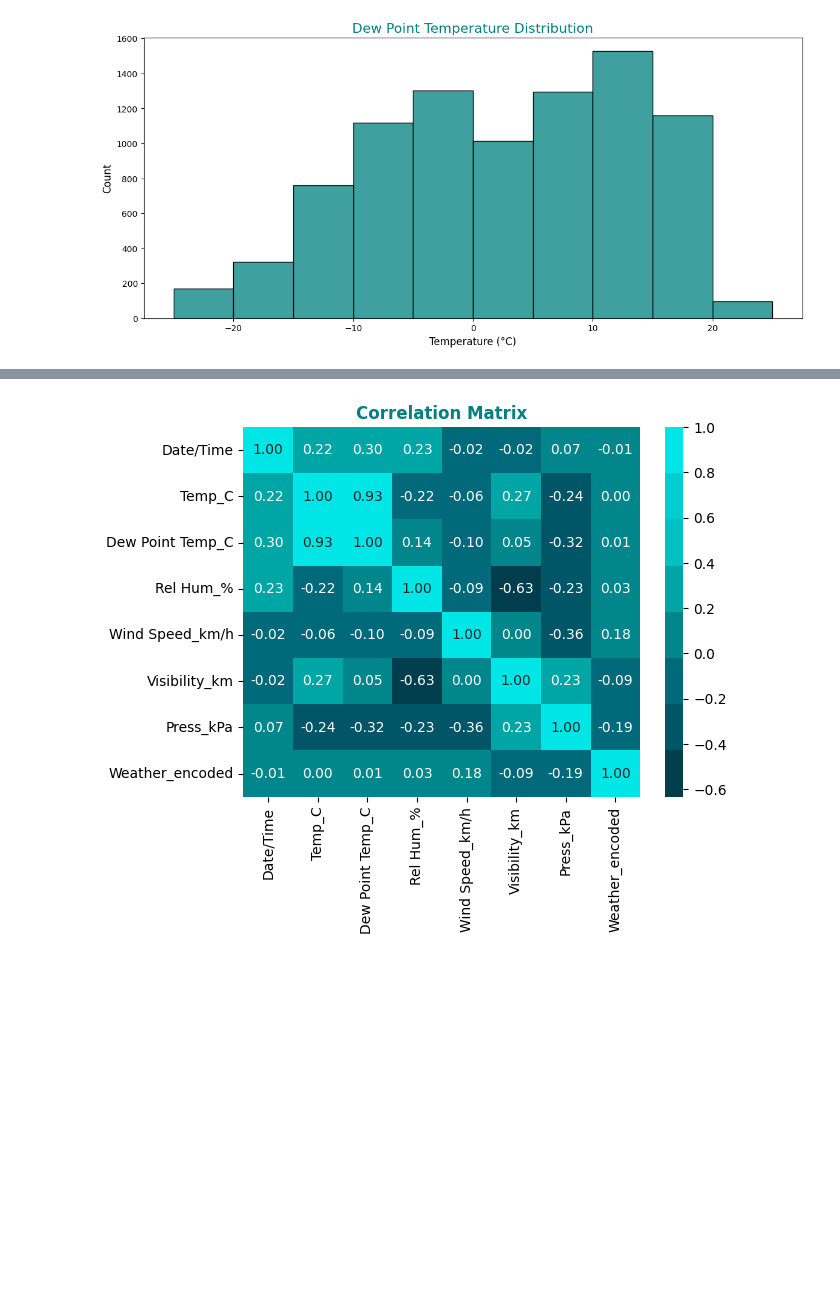
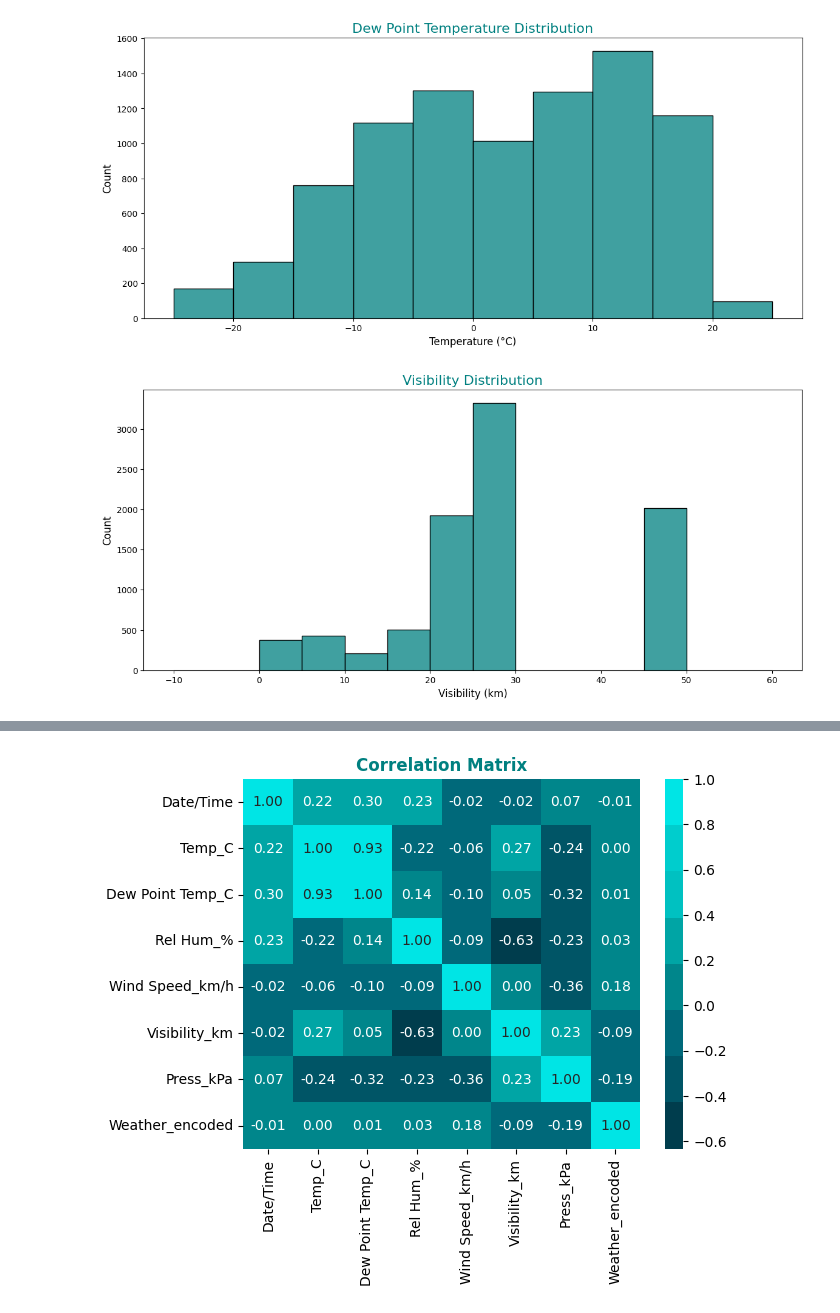
Before and after one commit to Moraa-Ke/Weather-Insights-, a Jupyter notebook: Weather_Insights.ipynb, the cells around one changed output, grey strips where cells are left out. Drawn from its saved outputs; the diff is of its cells as text; code cells hidden in the pictures; blank space fills up the shorter version.

```diff
--- a/Weather_Insights.ipynb
+++ b/Weather_Insights.ipynb
@@ -414,3 +419,20 @@ plt.title('Dew Point Temperature Distribution', fontsize=16, color='teal')
 plt.show()
 # %% [output]
 [figure]
+# %%
+#Visibility mainly rages between 25-30 per km
+# This Histogram also points out outliers
+plt.figure(figsize=(14, 6))
+
+bin_range = (-10, 60)
+
+sns.histplot(df['Visibility_km'], bins=14, binrange=bin_range, color="teal", kde=False)
+
+plt.xlabel('Visibility (km)', fontsize=12)
+plt.ylabel('Count', fontsize=12)
+
+plt.title('Visibility Distribution', fontsize=16, color='teal')
+
+plt.show()
+# %% [output]
+[figure, added]
```
Also changed, not shown: parts of 4 cells of this notebook.
